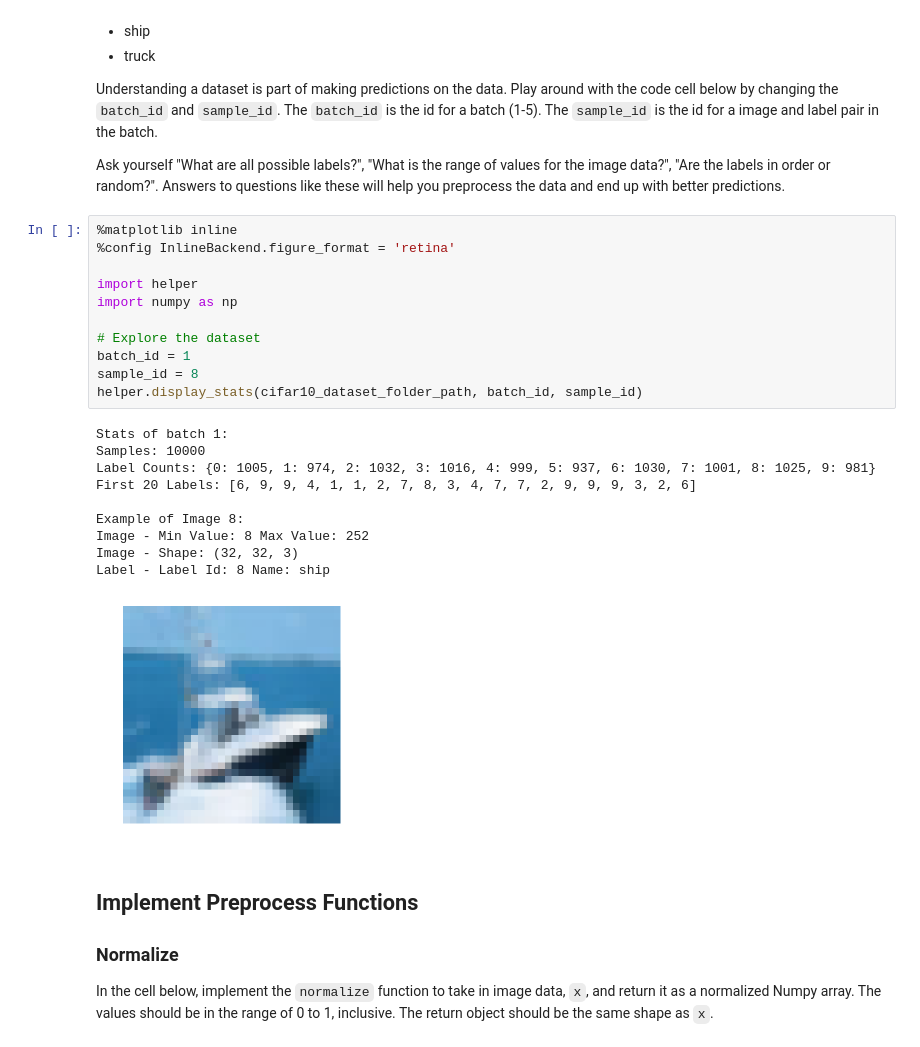
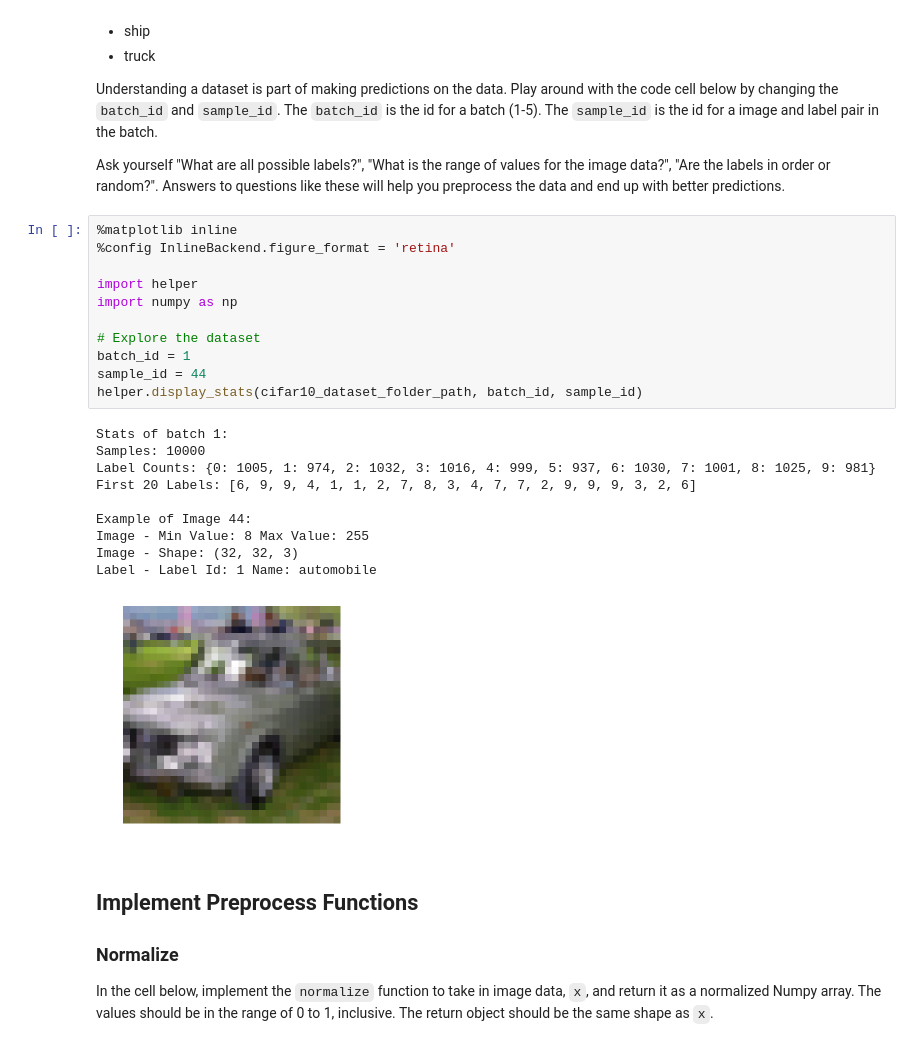
Before and after one commit to jrgnicho/deep-learning, a Jupyter notebook: image-classification/dlnd_image_classification.ipynb, the cells around one changed output. Cells and saved outputs as stored; diff of their text form.

```diff
--- a/image-classification/dlnd_image_classification.ipynb
+++ b/image-classification/dlnd_image_classification.ipynb
@@ -59,25 +59,25 @@ Ask yourself "What are all possible labels?", "What is the range of values for t
 # %%
 %matplotlib inline
 %config InlineBackend.figure_format = 'retina'
 
 import helper
 import numpy as np
 
 # Explore the dataset
 batch_id = 1
-sample_id = 8
+sample_id = 44
 helper.display_stats(cifar10_dataset_folder_path, batch_id, sample_id)
 # %% [output]
 Stats of batch 1:
 Samples: 10000
 Label Counts: {0: 1005, 1: 974, 2: 1032, 3: 1016, 4: 999, 5: 937, 6: 1030, 7: 1001, 8: 1025, 9: 981}
 First 20 Labels: [6, 9, 9, 4, 1, 1, 2, 7, 8, 3, 4, 7, 7, 2, 9, 9, 9, 3, 2, 6]
 
-Example of Image 8:
-Image - Min Value: 8 Max Value: 252
+Example of Image 44:
+Image - Min Value: 8 Max Value: 255
 Image - Shape: (32, 32, 3)
-Label - Label Id: 8 Name: ship
+Label - Label Id: 1 Name: automobile
-[figure, old version]
+[figure, new version]
 # %% [markdown]
 ## Implement Preprocess Functions
 ### Normalize
```
Also changed, not shown: parts of 4 cells of this notebook.
